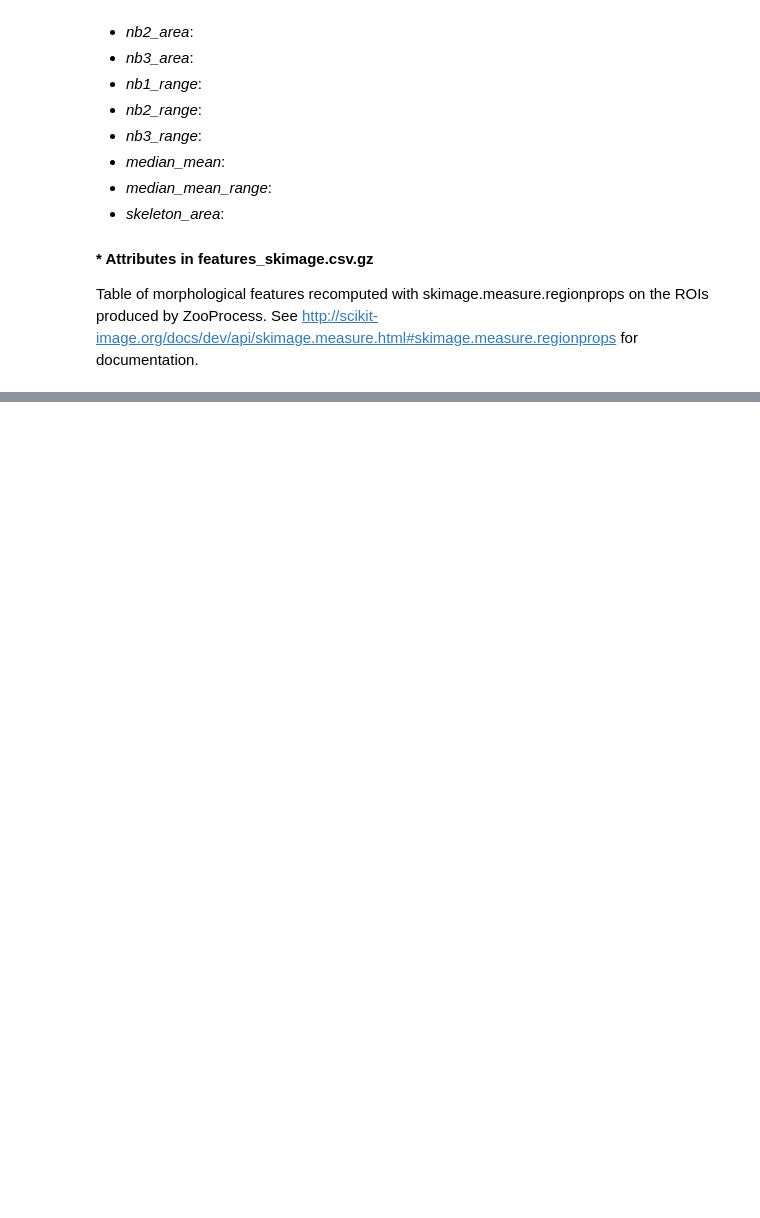
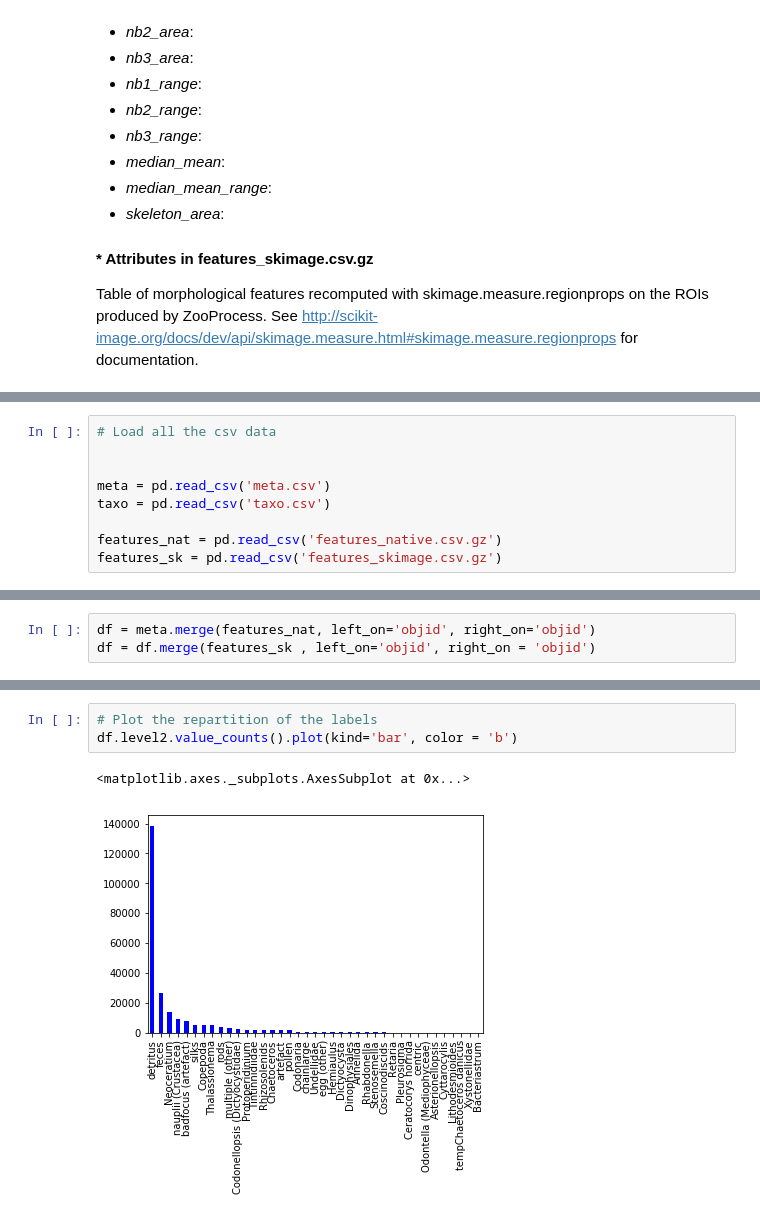
Before and after one commit to Makubu/AML, a Jupyter notebook: Plankton/plankton_challenge.ipynb, the cells around one changed output, grey strips where cells are left out. Drawn from its saved outputs; the diff is of its cells as text; blank space fills up the shorter version.

```diff
--- a/Plankton/plankton_challenge.ipynb
+++ b/Plankton/plankton_challenge.ipynb
@@ -243,0 +227,9 @@ Table of morphological features recomputed with skimage.measure.regionprops on t
+# %%
+# Load all the csv data
+
+
+meta = pd.read_csv('meta.csv')
+taxo = pd.read_csv('taxo.csv')
+
+features_nat = pd.read_csv('features_native.csv.gz')
+features_sk = pd.read_csv('features_skimage.csv.gz')
@@ -243,0 +323,3 @@ Table of morphological features recomputed with skimage.measure.regionprops on t
+# %%
+df = meta.merge(features_nat, left_on='objid', right_on='objid')
+df = df.merge(features_sk , left_on='objid', right_on = 'objid')
@@ -243,0 +336,6 @@ Table of morphological features recomputed with skimage.measure.regionprops on t
+# %%
+# Plot the repartition of the labels
+df.level2.value_counts().plot(kind='bar', color = 'b')
+# %% [output]
+<matplotlib.axes._subplots.AxesSubplot at 0x...>
+[figure, added]
```
Also changed, not shown: parts of 49 cells of this notebook.
